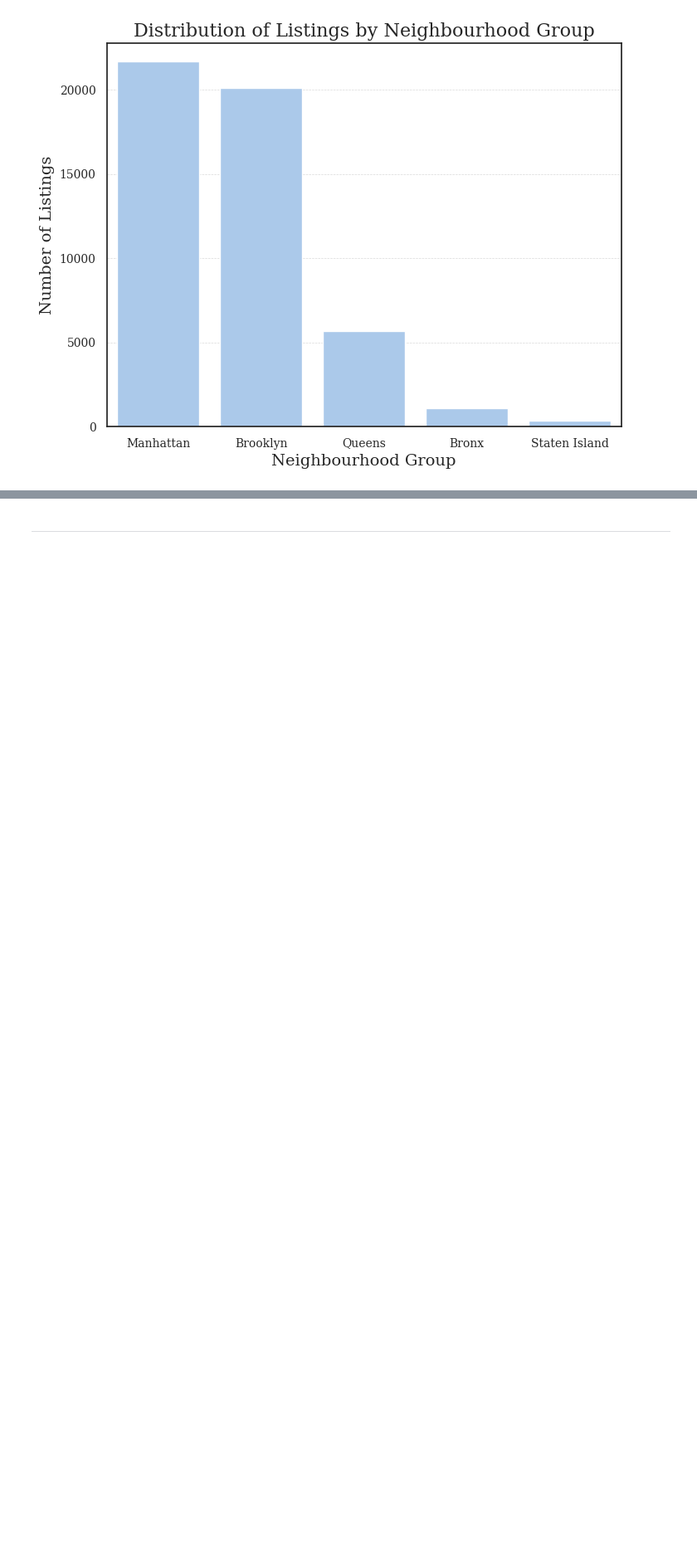
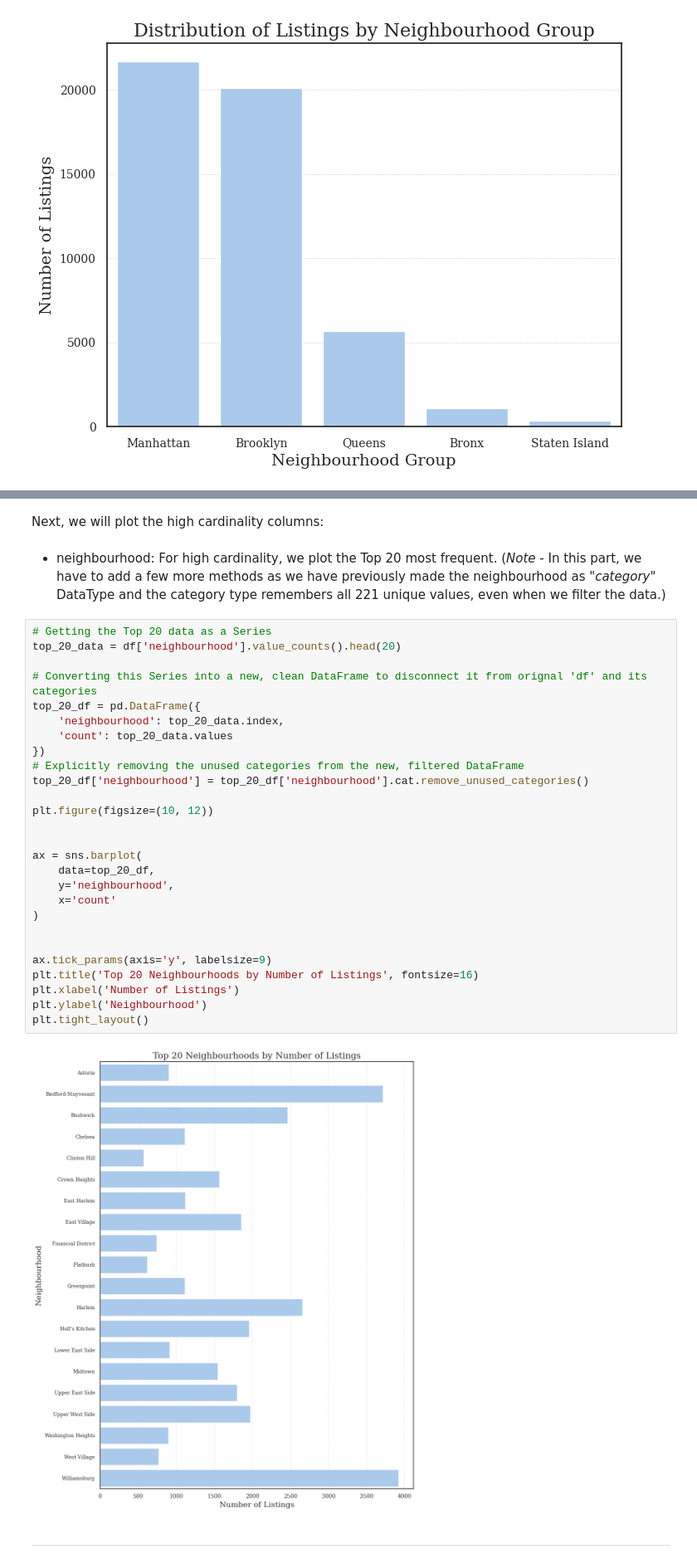
Before and after one commit to Aditya-907/NYC_Airbnb_EDA, a Jupyter notebook: notebooks/EDA_Report.ipynb, the cells around one changed output, grey strips where cells are left out. Shown: that part at 83% size. Saved outputs shown, nothing was run; the diff lists cells and outputs as text; blank space fills up the shorter version.

```diff
--- a/notebooks/EDA_Report.ipynb
+++ b/notebooks/EDA_Report.ipynb
@@ -268,3 +285,37 @@ Text(0, 0.5, 'Number of Listings')
+# %% [markdown]
+Next, we will plot the high cardinality columns:
+# %% [markdown]
+- neighbourhood: For high cardinality, we plot the Top 20 most frequent.
+(_Note_ - In this part, we have to add a few more methods as we have previously made the neighbourhood as "_category_" DataType and the category type remembers all 221 unique values, even when we filter the data.)
+# %%
+# Getting the Top 20 data as a Series
+top_20_data = df['neighbourhood'].value_counts().head(20)
+
+# Converting this Series into a new, clean DataFrame to disconnect it from orignal 'df' and its categories
+top_20_df = pd.DataFrame({
+    'neighbourhood': top_20_data.index,
+    'count': top_20_data.values
+})
+# Explicitly removing the unused categories from the new, filtered DataFrame
+top_20_df['neighbourhood'] = top_20_df['neighbourhood'].cat.remove_unused_categories()
+
+plt.figure(figsize=(10, 12))
+
+
+ax = sns.barplot(
+    data=top_20_df,
+    y='neighbourhood',
+    x='count'
+)
+
+
+ax.tick_params(axis='y', labelsize=9)
+plt.title('Top 20 Neighbourhoods by Number of Listings', fontsize=16)
+plt.xlabel('Number of Listings')
+plt.ylabel('Neighbourhood')
+plt.tight_layout()
+# %% [output]
+[figure, added]
 # %% [markdown]
 ----------------------------
 # %% [markdown]
```
Also changed, not shown: parts of 4 cells of this notebook.
